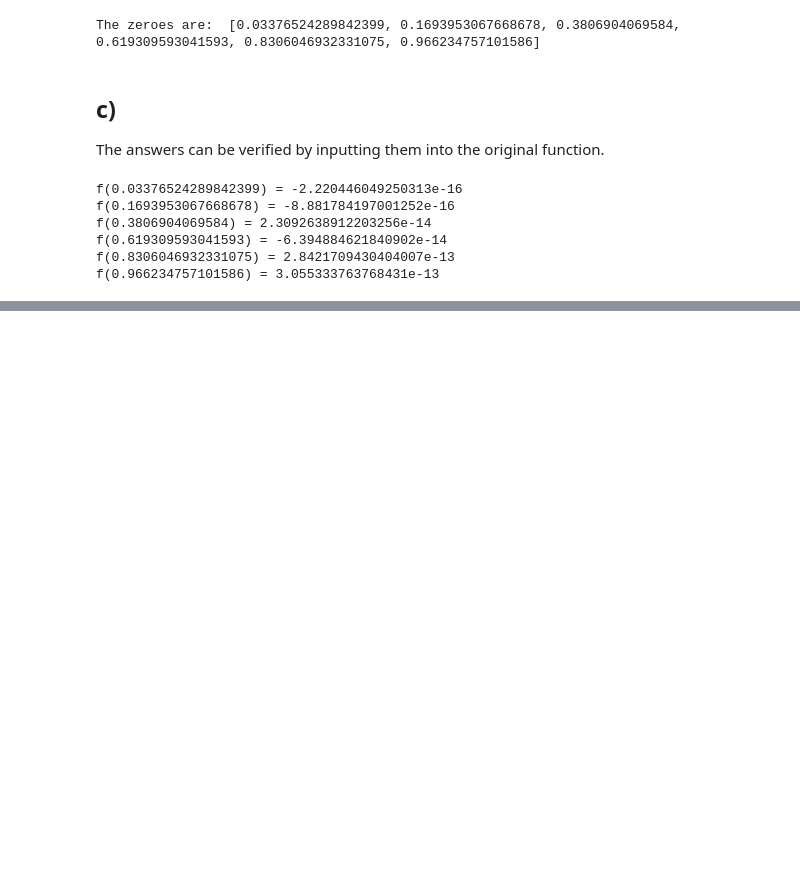
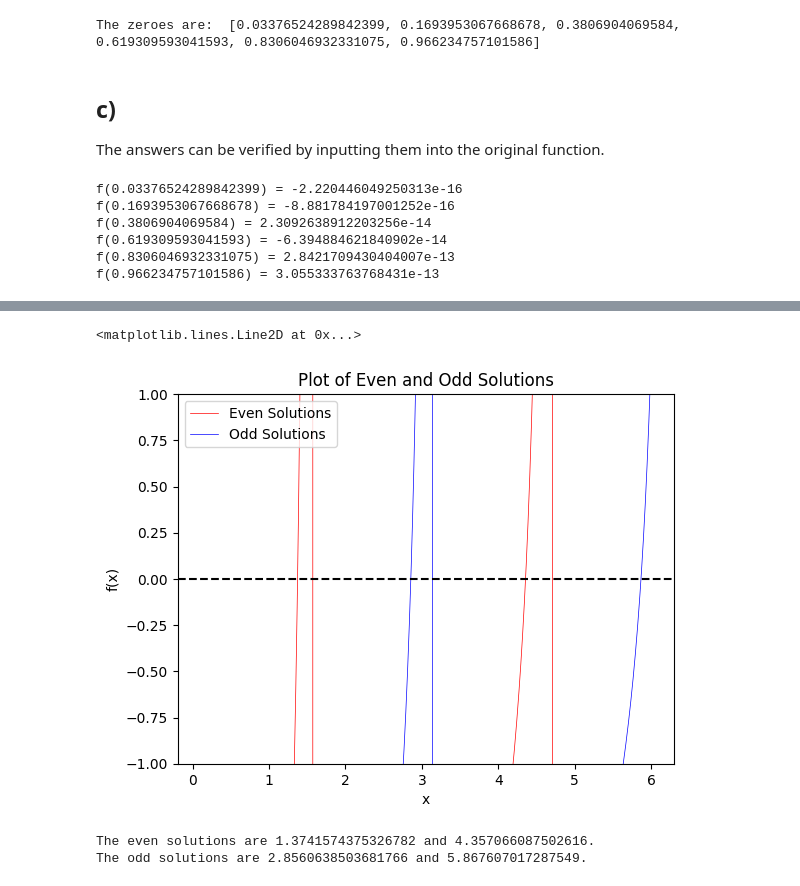
Before and after one commit to jifor/PH-762-Comp, a Jupyter notebook: Homework 3/Homework_3.ipynb, the cells around one changed output, grey strips where cells are left out. Saved outputs shown, nothing was run; the diff lists cells and outputs as text; code cells hidden in the pictures; blank space fills up the shorter version.

```diff
--- a/Homework 3/Homework_3.ipynb
+++ b/Homework 3/Homework_3.ipynb
@@ -68,0 +154,61 @@ f(0.966234757101586) = 3.055333763768431e-13
+# %%
+# define the even and odd solutions
+def EvenSols(z):
+    return np.tan(z) - np.sqrt((36/z) - 1)
+
+def OddSols(z):
+    return -1*(1/np.tan(z)) - np.sqrt((36/z) - 1)
+
+# plot the functions to get an idea as to where the zeroes are
+x = np.linspace(0.1, 6, 1001)
+plt.plot(x, EvenSols(x), c=(1,0,0), lw=0.5, label='Even Solutions')
+plt.plot(x, OddSols(x), c=(0,0,1), lw=0.5, label='Odd Solutions')
+plt.legend()
+plt.xlabel('x')
+plt.ylabel('f(x)')
+plt.title('Plot of Even and Odd Solutions')
+plt.ylim(-1, 1)
+plt.axhline(y=0, ls='--', c='k')
+# %% [output]
+<matplotlib.lines.Line2D at 0x...>
+[figure, added]
+# %%
+# define the bisection method
+def Bisection(f, x0, x1, kmax = 100):
+
+    f0=f(x0)
+    f1=f(x1)
+
+    if (f0*f1>0):
+        print('f0*f1 should be less than 0.')
+        return None
+
+    if (f0*f1==0):
+        print('The initial x0 or x1 is the solution.')
+        return None
+
+    for k in range(1,kmax+1):
+
+        x2=(x0+x1)/2
+
+        f0=f(x0); f1=f(x1); f2=f(x2)
+
+        if (f0*f2) < 0:
+            x1 = x2
+        else:
+            x0 = x2
+
+        if (f0*f2 == 0):
+            k_last = k
+            break
+    return x2
+
+even_sol_1 = Bisection(EvenSols, 1, 1.5)
+even_sol_2 = Bisection(EvenSols, 4, 4.5)
+odd_sol_1 = Bisection(OddSols, 2.5, 3)
+odd_sol_2 = Bisection(OddSols, 5.5, 6)
+print(f'The even solutions are {even_sol_1} and {even_sol_2}.')
+print(f'The odd solutions are {odd_sol_1} and {odd_sol_2}.')
+# %% [output]
+The even solutions are 1.3741574375326782 and 4.357066087502616.
+The odd solutions are 2.8560638503681766 and 5.867607017287549.
```
Also changed, not shown: parts of 16 cells of this notebook, 3 other files.
